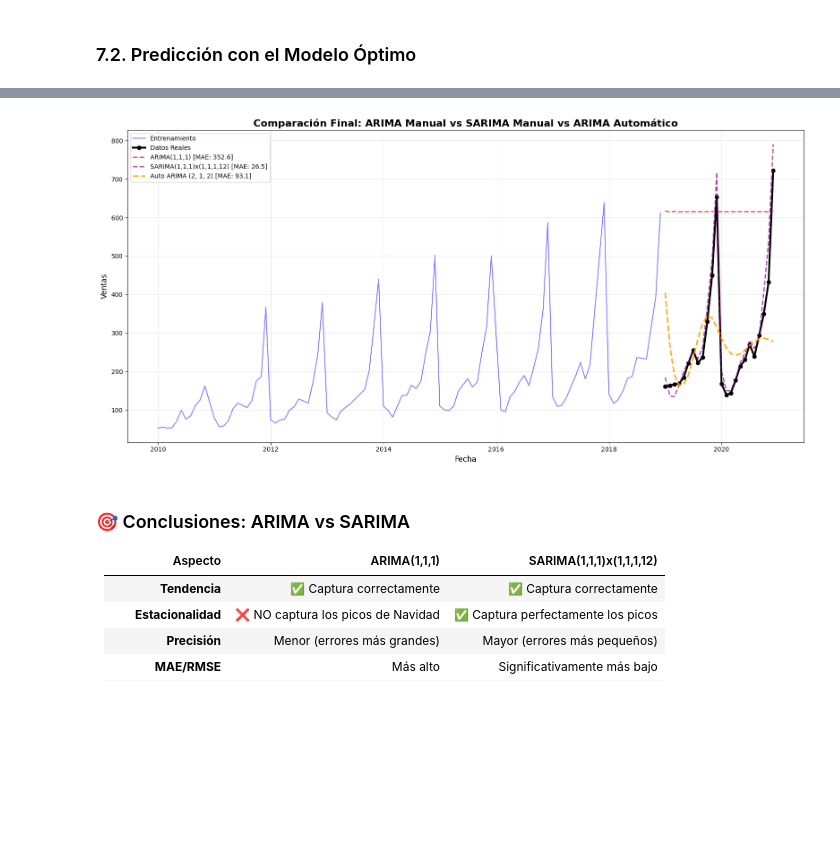
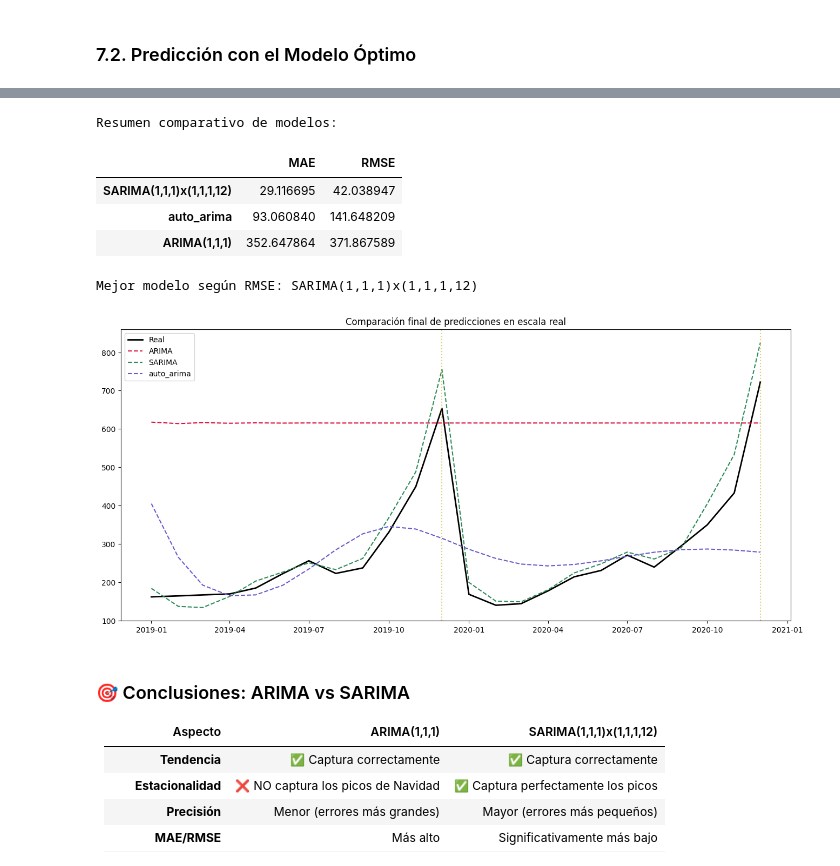
Before and after one commit to rasitoo/PythonDataAnalisis_bigdata_AHK, a Jupyter notebook: 22ARIMA_SARIMA_y_metodos _clasicos.ipynb, the cells around one changed output, grey strips where cells are left out. Cells and saved outputs as stored; diff of their text form; code cells hidden in the pictures; blank space fills up the shorter version.

```diff
--- a/22ARIMA_SARIMA_y_metodos _clasicos.ipynb
+++ b/22ARIMA_SARIMA_y_metodos _clasicos.ipynb
@@ -596,15 +636,14 @@ Donde:
 - `order=(1, 1, 1)`: Mismo que ARIMA
 - `seasonal_order=(1, 1, 1, 12)`: Captura el ciclo anual de Navidad
 # %%
-# Entrenar el modelo SARIMA
-model_sarima = SARIMAX(train,
-                       order=(1, 1, 1),
-                       seasonal_order=(1, 1, 1, 12))
-fitted_sarima = model_sarima.fit()
+model_sarima = SARIMAX(
+    train,
+    order=(1, 1, 1),
+    seasonal_order=(1, 1, 1, 12),
+    enforce_stationarity=False,
+    enforce_invertibility=False
+)
+fitted_sarima = model_sarima.fit(disp=False)
 
-# Mostrar el resumen del modelo
-print("=" * 70)
-print("RESUMEN DEL MODELO SARIMA(1,1,1)x(1,1,1,12)")
-print("=" * 70)
 print(fitted_sarima.summary())
 # %% [output]
@@ -845,34 +836,37 @@ COMPARACIÓN FINAL DE TODOS LOS MODELOS
 # %%
-# Visualización final: Comparación de los 3 modelos
-plt.figure(figsize=(16, 8))
+modelos = {
+    'ARIMA(1,1,1)': {'MAE': mae_arima, 'RMSE': rmse_arima},
+    'SARIMA(1,1,1)x(1,1,1,12)': {'MAE': mae_sarima, 'RMSE': rmse_sarima},
+    'auto_arima': {'MAE': mae_auto, 'RMSE': rmse_auto},
+}
 
-# Datos históricos
-plt.plot(train_real.index, train_real, label='Entrenamiento', color='blue', alpha=0.5)
-plt.plot(test_real.index, test_real, label='Datos Reales', color='black', linewidth=3, marker='o', markersize=6)
+resultados = pd.DataFrame(modelos).T.sort_values('RMSE')
+mejor_modelo = resultados.index[0]
 
-# Predicciones
-plt.plot(test.index, forecast_arima_real,
-         label=f'ARIMA(1,1,1) [MAE: {mae_arima:.1f}]',
-         color='red', linestyle='--', linewidth=2, alpha=0.7)
+print('Resumen comparativo de modelos:')
+display(resultados)
+print(f'Mejor modelo según RMSE: {mejor_modelo}')
 
-plt.plot(test.index, forecast_sarima_real,
-         label=f'SARIMA(1,1,1)x(1,1,1,12) [MAE: {mae_sarima:.1f}]',
-         color='purple', linestyle='--', linewidth=2, alpha=0.7)
+plt.figure(figsize=(16, 7))
+plt.plot(test_real.index, test_real, label='Real', color='black', linewidth=2)
+plt.plot(forecast_arima_real.index, forecast_arima_real, label='ARIMA', linestyle='--', color='crimson')
+plt.plot(forecast_sarima_real.index, forecast_sarima_real, label='SARIMA', linestyle='--', color='seagreen')
+plt.plot(forecast_auto_real.index, forecast_auto_real, label='auto_arima', linestyle='--', color='slateblue')
 
-plt.plot(test.index, forecast_auto_real,
-         label=f'Auto ARIMA {auto_model.order} [MAE: {mae_auto:.1f}]',
-         color='orange', linestyle='--', linewidth=2.5, alpha=0.9)
+for fecha in test_real.index[test_real.index.month == 12]:
+    plt.axvline(fecha, color='goldenrod', linestyle=':', alpha=0.6)
 
-plt.title('Comparación Final: ARIMA Manual vs SARIMA Manual vs ARIMA Automático',
-          fontsize=16, fontweight='bold')
-plt.xlabel('Fecha', fontsize=12)
-plt.ylabel('Ventas', fontsize=12)
-plt.legend(loc='upper left', fontsize=10)
-plt.grid(True, alpha=0.3)
-plt.tight_layout()
+plt.title('Comparación final de predicciones en escala real')
+plt.legend()
 plt.show()
 # %% [output]
+Resumen comparativo de modelos:
+|  | MAE | RMSE |
+| SARIMA(1,1,1)x(1,1,1,12) | 29.116695 | 42.038947 |
+| auto_arima | 93.060840 | 141.648209 |
+| ARIMA(1,1,1) | 352.647864 | 371.867589 |
+Mejor modelo según RMSE: SARIMA(1,1,1)x(1,1,1,12)
-[figure, old version]
+[figure, new version]
 # %% [markdown]
 ### 🎯 Conclusiones: ARIMA vs SARIMA
 
```
Also changed, not shown: parts of 13 cells of this notebook.
